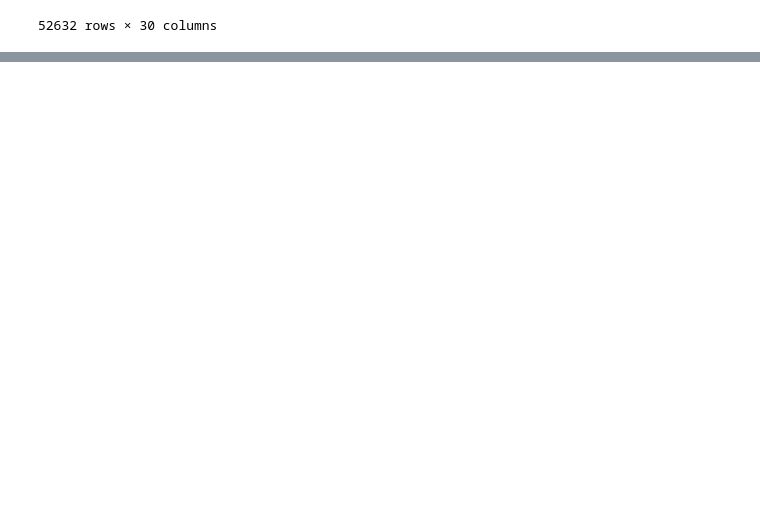
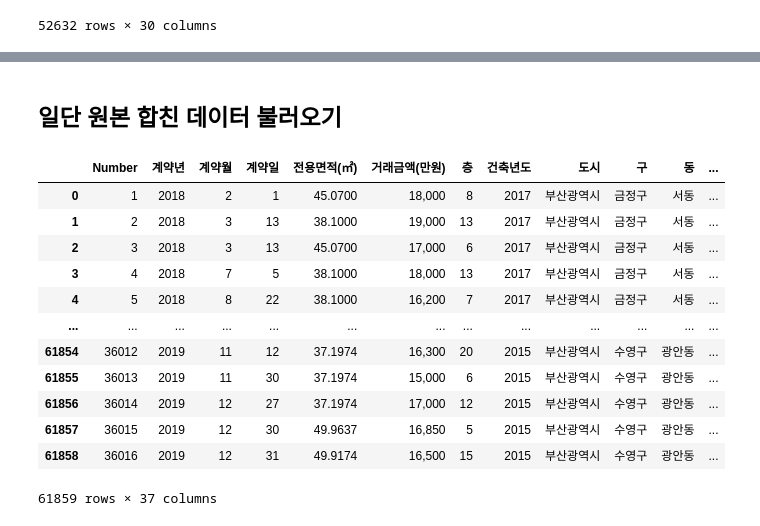
Before and after one commit to Pythonash/Projects, a Jupyter notebook: 그린인덱스_실험계획법1.ipynb, the cells around one changed output, grey strips where cells are left out. Cells and saved outputs as stored; diff of their text form; code cells hidden in the pictures; blank space fills up the shorter version.

Commit message:
Green index paper data handling

```diff
--- a/그린인덱스_실험계획법1.ipynb
+++ b/그린인덱스_실험계획법1.ipynb
@@ -1512,0 +1535,27 @@ df.to_excel('/content/drive/MyDrive/Green Index Paper//busan_interpolation_0216_
+# %% [markdown]
+## 일단 원본 합친 데이터 불러오기
+# %%
+import pandas as pd
+bu1=pd.read_excel('/content/drive/MyDrive/Project/미래선도연구과제원본데이터셋/Busan_merge_ 2018.xlsx')
+bu2=pd.read_excel('/content/drive/MyDrive/Project/미래선도연구과제원본데이터셋/Busan_merge_2019.xlsx')
+bu_1 = pd.read_csv('/content/drive/MyDrive/Data storage/busan_HGVI_18.csv')
+bu_2 = pd.read_csv('/content/drive/MyDrive/Data storage/busan_HGVI_19.csv')
+# %%
+bu2.columns = bu1.columns
+busan_merge = pd.concat([bu1, bu2],axis=0)
+busan_merge = busan_merge.drop_duplicates().reset_index().drop(['index'],axis=1)
+busan_merge
+# %% [output]
+|  | Number | 계약년 | 계약월 | 계약일 | 전용면적(㎡) | 거래금액(만원) | 층 | 건축년도 | 도시 | 구 | 동 | ... |
+| 0 | 1 | 2018 | 2 | 1 | 45.0700 | 18,000 | 8 | 2017 | 부산광역시 | 금정구 | 서동 | ... |
+| 1 | 2 | 2018 | 3 | 13 | 38.1000 | 19,000 | 13 | 2017 | 부산광역시 | 금정구 | 서동 | ... |
+| 2 | 3 | 2018 | 3 | 13 | 45.0700 | 17,000 | 6 | 2017 | 부산광역시 | 금정구 | 서동 | ... |
+| 3 | 4 | 2018 | 7 | 5 | 38.1000 | 18,000 | 13 | 2017 | 부산광역시 | 금정구 | 서동 | ... |
+| 4 | 5 | 2018 | 8 | 22 | 38.1000 | 16,200 | 7 | 2017 | 부산광역시 | 금정구 | 서동 | ... |
+| ... | ... | ... | ... | ... | ... | ... | ... | ... | ... | ... | ... | ... |
+| 61854 | 36012 | 2019 | 11 | 12 | 37.1974 | 16,300 | 20 | 2015 | 부산광역시 | 수영구 | 광안동 | ... |
+| 61855 | 36013 | 2019 | 11 | 30 | 37.1974 | 15,000 | 6 | 2015 | 부산광역시 | 수영구 | 광안동 | ... |
+| 61856 | 36014 | 2019 | 12 | 27 | 37.1974 | 17,000 | 12 | 2015 | 부산광역시 | 수영구 | 광안동 | ... |
+| 61857 | 36015 | 2019 | 12 | 30 | 49.9637 | 16,850 | 5 | 2015 | 부산광역시 | 수영구 | 광안동 | ... |
+| 61858 | 36016 | 2019 | 12 | 31 | 49.9174 | 16,500 | 15 | 2015 | 부산광역시 | 수영구 | 광안동 | ... |
+61859 rows × 37 columns
```
Also changed, not shown: parts of 33 cells of this notebook.
